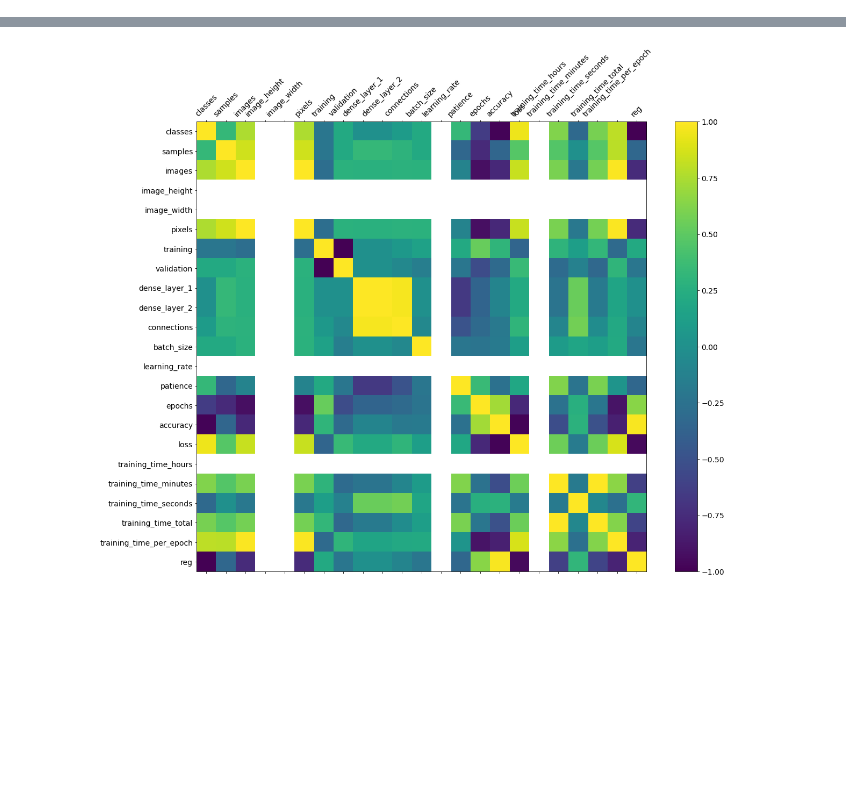
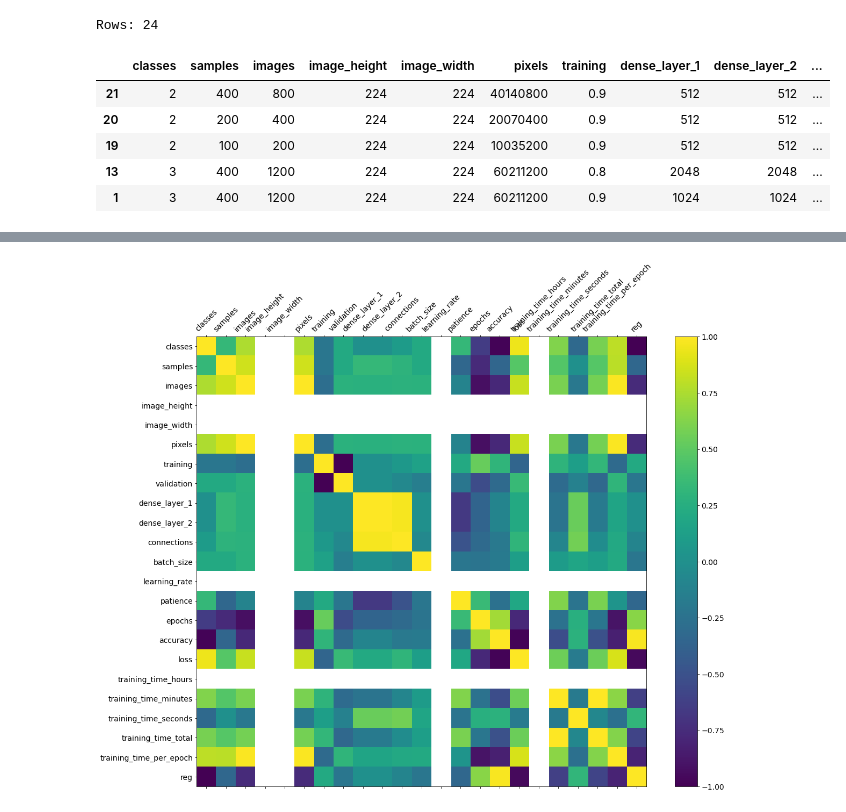
Before and after one commit to lorenzovngl/ml-project, a Jupyter notebook: results.ipynb, the cells around one changed output, grey strips where cells are left out. Drawn from its saved outputs; the diff is of its cells as text; code cells hidden in the pictures; blank space fills up the shorter version.

```diff
--- a/results.ipynb
+++ b/results.ipynb
@@ -54,4 +14,38 @@ cmap_name = 'my_list'
 # Create the colormap
 cm = LinearSegmentedColormap.from_list(
         cmap_name, colors, N=100)
+# %%
+import pandas as pd
+
+df = pd.read_csv("/content/drive/MyDrive/ML_project/runs_colab_gpu.csv")
+
+new_cols = pd.DataFrame()
+new_cols['images'] = df.classes * df.samples
+new_cols['pixels'] = new_cols.images * df.image_height * df.image_width
+new_cols['connections'] = df.dense_layer_1 * df.dense_layer_2 + df.dense_layer_2 * df.classes
+new_cols['training_time_total'] = df.training_time_hours * 3600 + df.training_time_minutes * 60 + df.training_time_seconds
+new_cols['training_time_per_epoch'] = new_cols.training_time_total / df.epochs
+df['training_perc'] = (df.training*100).round(0).astype(int)
+new_cols['model_file'] = df.agg('vgg16_{0[classes]}_{0[samples]}_{0[image_height]}_{0[training_perc]}_{0[dense_layer_1]}x{0[dense_layer_2]}.h5'.format, axis=1)
+
+df = pd.concat([df.loc[:, :'samples'],
+           new_cols['images'],
+           df.loc[:, 'image_height':'image_width'],
+           new_cols['pixels'],
+           df.loc[:, 'training':'dense_layer_2'],
+           new_cols['connections'],
+           df.loc[:, 'batch_size':'training_time_seconds'],
+           new_cols[['training_time_total','training_time_per_epoch']]
+          ],axis=1, join='inner')
+df = df.sort_values(by=['accuracy', 'loss'], ascending=(False, True))
+print("Rows:", df.shape[0])
+df.head()
+# %% [output]
+Rows: 24
+|  | classes | samples | images | image_height | image_width | pixels | training | dense_layer_1 | dense_layer_2 | ... |
+| 21 | 2 | 400 | 800 | 224 | 224 | 40140800 | 0.9 | 512 | 512 | ... |
+| 20 | 2 | 200 | 400 | 224 | 224 | 20070400 | 0.9 | 512 | 512 | ... |
+| 19 | 2 | 100 | 200 | 224 | 224 | 10035200 | 0.9 | 512 | 512 | ... |
+| 13 | 3 | 400 | 1200 | 224 | 224 | 60211200 | 0.8 | 2048 | 2048 | ... |
+| 1 | 3 | 400 | 1200 | 224 | 224 | 60211200 | 0.9 | 1024 | 1024 | ... |
 # %%
```
Also changed, not shown: parts of 3 cells of this notebook, 2 other files.
